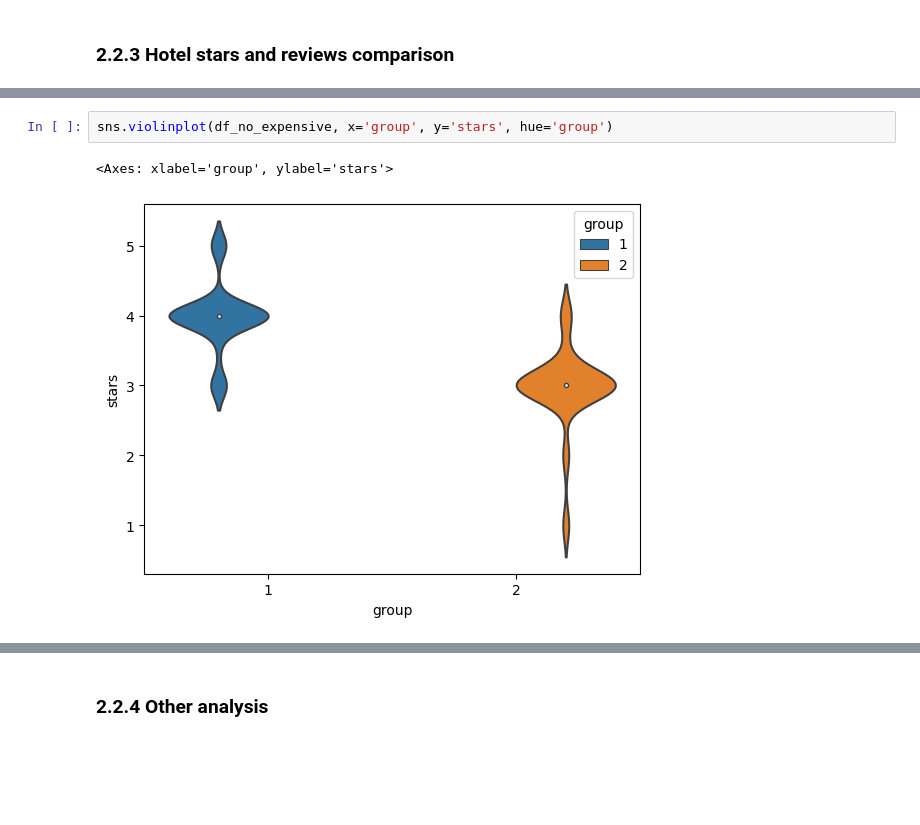
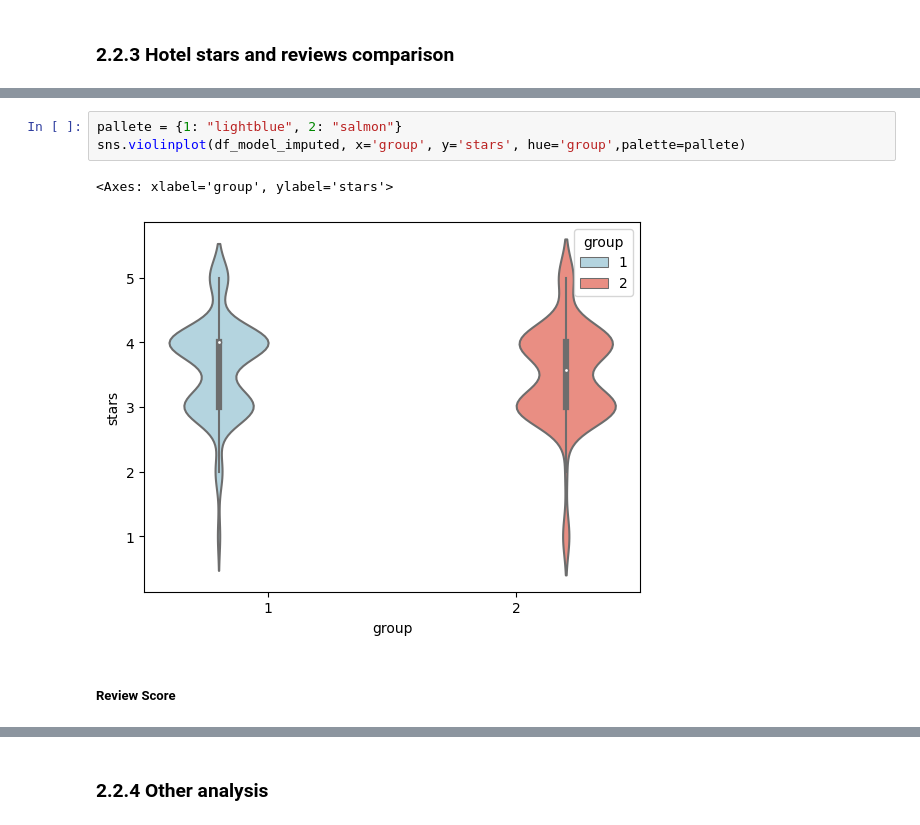
Before and after one commit to VMeida/HotelAnalysis, a Jupyter notebook: Hotel Information Analysis - VictorAlmeida.ipynb, the cells around one changed output, grey strips where cells are left out. Cells and saved outputs as stored; diff of their text form; blank space fills up the shorter version.

```diff
--- a/Hotel Information Analysis - VictorAlmeida.ipynb
+++ b/Hotel Information Analysis - VictorAlmeida.ipynb
@@ -779,5 +622,8 @@ sns.lineplot(data=comparison_data, x='arrival_date', y='price_value_non_ref', hu
 # %%
-sns.violinplot(df_no_expensive, x='group', y='stars', hue='group')
+pallete = {1: "lightblue", 2: "salmon"}
+sns.violinplot(df_model_imputed, x='group', y='stars', hue='group',palette=pallete)
 # %% [output]
 <Axes: xlabel='group', ylabel='stars'>
-[figure, old version]
+[figure, new version]
+# %% [markdown]
+##### Review Score
```
Also changed, not shown: parts of 41 cells of this notebook.
